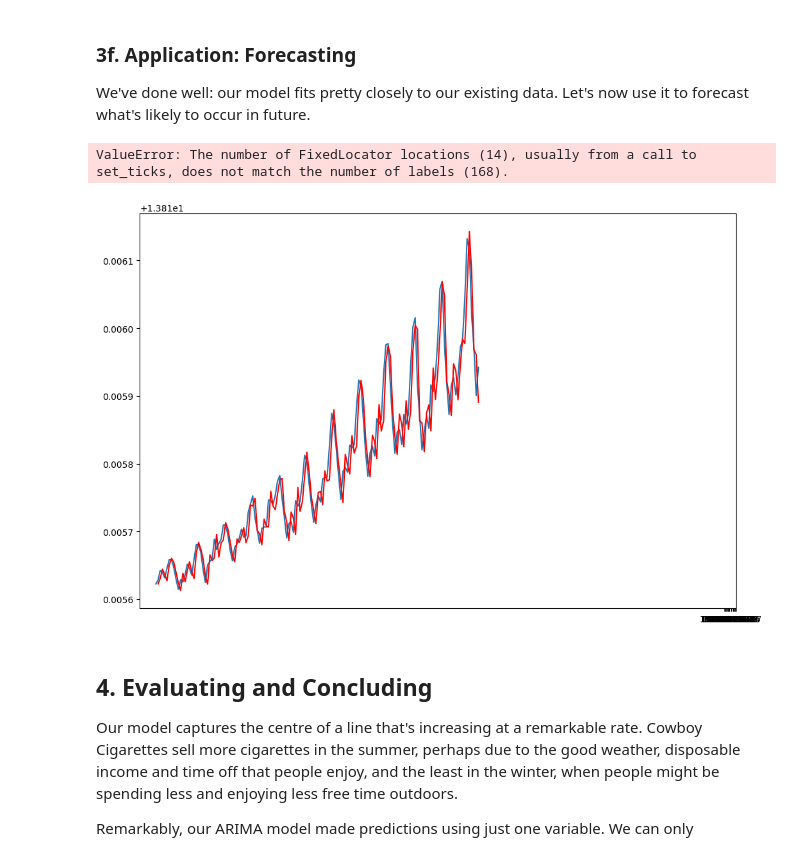
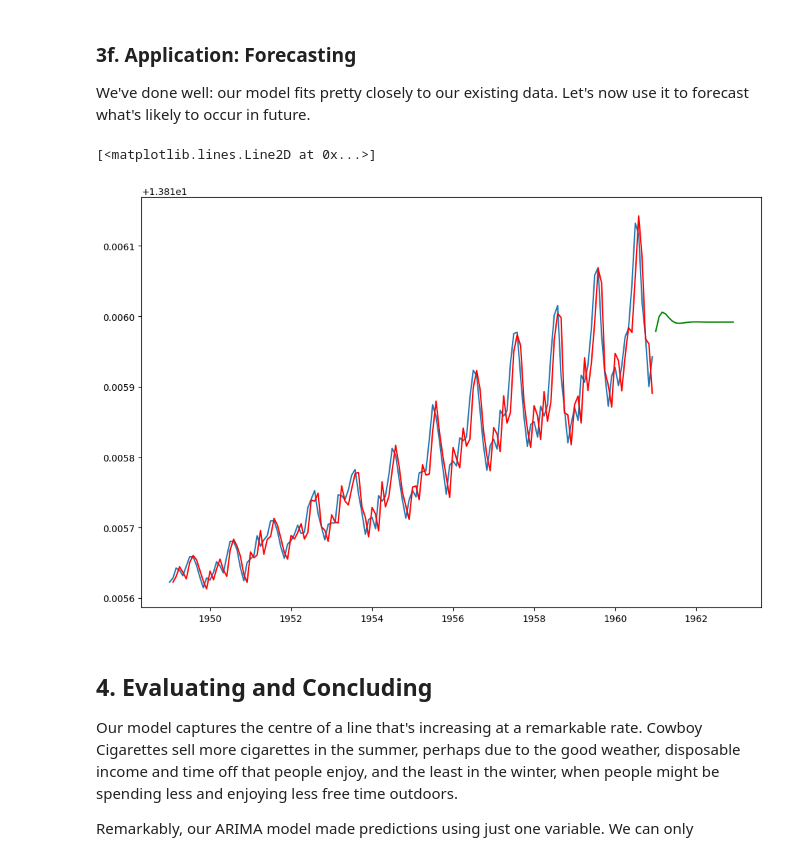
Before and after one commit to Wicks18/Springboard, a Jupyter notebook: Unit 21 - Time Series Analysis/21.1.2 - Time Series Investigation/Cowboy Cigarettes Case Study - Tier 3.ipynb, the cells around one changed output. Cells and saved outputs as stored; diff of their text form; code cells hidden in the pictures.

```diff
--- a/Unit 21 - Time Series Analysis/21.1.2 - Time Series Investigation/Cowboy Cigarettes Case Study - Tier 3.ipynb
+++ b/Unit 21 - Time Series Analysis/21.1.2 - Time Series Investigation/Cowboy Cigarettes Case Study - Tier 3.ipynb
@@ -407,24 +407,18 @@ We've done well: our model fits pretty closely to our existing data. Let's now u
 # %%
 # Declare a variable called forecast_period with the amount of months to forecast, and
 # create a range of future dates that is the length of the periods you've chosen to forecast
-forecast_period = 24
-# Create a range of future dates that is the length of the periods you've chosen to forecast
-date_range = pd.date_range(y_log.index[-1], periods = forecast_period,
-              freq='MS').strftime("%Y-%m-%d").tolist()
+forecast_period = model_fit.forecast(24)
 
-# Convert that range into a dataframe that includes your predictions
-date_range = pd.date_range(y_log.index[-1], periods = forecast_period,
-              freq='MS').strftime("%Y-%m-%d").tolist()
+
 
 # Plot your future predictions
 plt.figure(figsize=(12, 8))
 plt.plot(y_log)
 plt.plot(predictions, color='red')
-plt.xticks(ticks=np.arange(1, len(y_log)+forecast_period, step=12),
-           labels=np.arange(1992, 1992+len(y_log)+forecast_period, step=1))
+plt.plot(forecast_period, color='green')
 # %% [output]
-ValueError: The number of FixedLocator locations (14), usually from a call to set_ticks, does not match the number of labels (168).
+[<matplotlib.lines.Line2D at 0x...>]
-[figure, old version]
+[figure, new version]
 # %% [markdown]
 ## 4. Evaluating and Concluding
 
```
